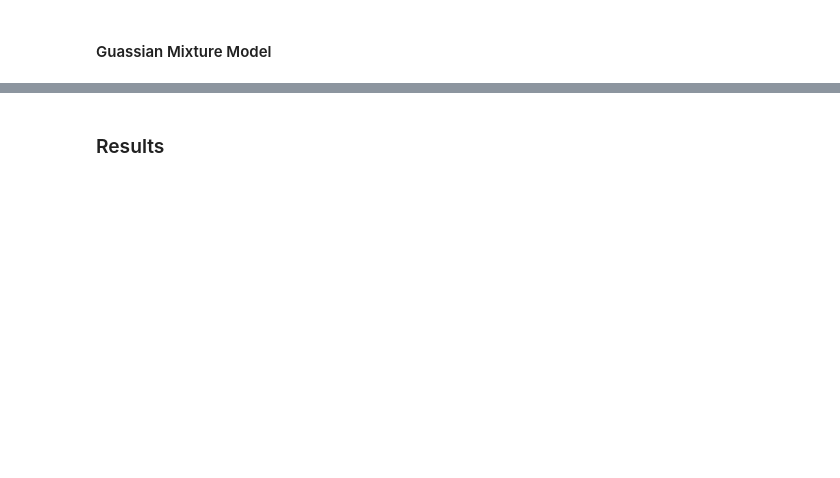
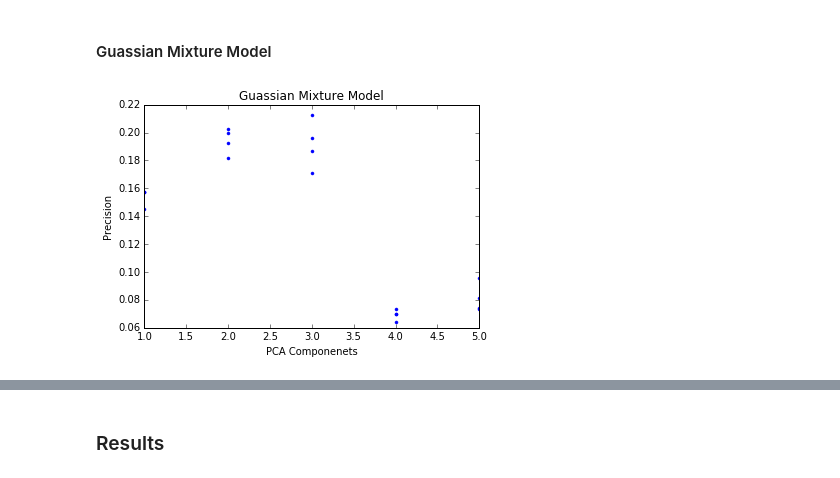
Before and after one commit to mkcullen228/W207_Fall2017_Section3, a Jupyter notebook: Final_Project/Initial_Model_Build.ipynb, the cells around one changed output, grey strips where cells are left out. Saved outputs shown, nothing was run; the diff lists cells and outputs as text; code cells hidden in the pictures; blank space fills up the shorter version.

```diff
--- a/Final_Project/Initial_Model_Build.ipynb
+++ b/Final_Project/Initial_Model_Build.ipynb
@@ -329,17 +360,38 @@ def fit_gmm(pca_components, gmm_components, covariance_type, train_data, train_l
     test = pca.transform(test_data)
 
     # fit  GMM
-    gmm = GMM(n_components = gmm_components,  covariance_type = covariance_type)
-    gmm.fit(train[np.where(train_labels==1)])
-    y_hat_pos = gmm.score(test)
-    # Negative Model
-    gmm.fit(train[np.where(train_labels==0)])
-    y_hat_neg = gmm.score(test)
-
+    comps = len(y_train.unique())
+    gmm = GMM(n_components = gmm_components , covariance_type= covariance_type,
+              random_state = 42, tol=0.1, n_init = 1)
+    gmm.means_ = np.array([train[train_labels == i].mean(axis=0)for i in range(1,len(train_labels.unique()))])
+    gmm.fit(train, test_labels)
 
     # REPORT ACCURACY
-    preds = np.zeros(len(y_hat_pos))
-    preds[np.where(y_hat_pos > y_hat_neg)] = 1
-    acc = metrics.accuracy_score(test_labels, preds)
+    preds = gmm.predict(test) + 1
+    recall = recall_score(test_labels, preds, average='weighted')
+    precision = precision_score(test_labels, preds, average='weighted')
 
-    return acc, preds
+    return gmm, precision, recall
+# %%
+# Param search: pca_components, n_components, cavariance types
+# Fit model for each of 7 parameters
+# init_params = 'random'
+
+pca_components = [1,2,3,4,5]
+# gmm_components = np.linspace(1,100,4, dtype = int)
+covariance_types = ['spherical', 'diag', 'tied', 'full']
+
+col_list = ['pca_components', 'covariance_types', 'Precision', 'recall']
+results_df = pd.DataFrame(columns = col_list)
+
+n_classes = len(y_train.unique())
+for pca_c in pca_components:
+    for cov in covariance_types:
+        gmm, precision, recall = fit_gmm(pca_c, n_classes, cov, X_train_reduced, y_train, X_test_reduced, y_test)
+        results_df = results_df.append(pd.DataFrame([[pca_c, cov, precision, recall]],
+                                                            columns = col_list))
+
+plot_grid_scores(results_df.pca_components, results_df.Precision, "PCA Componenets",
+                     "Precision", "Guassian Mixture Model")
+# %% [output]
+[figure, added]
```
Also changed, not shown: parts of 11 cells of this notebook, 2 other files.
